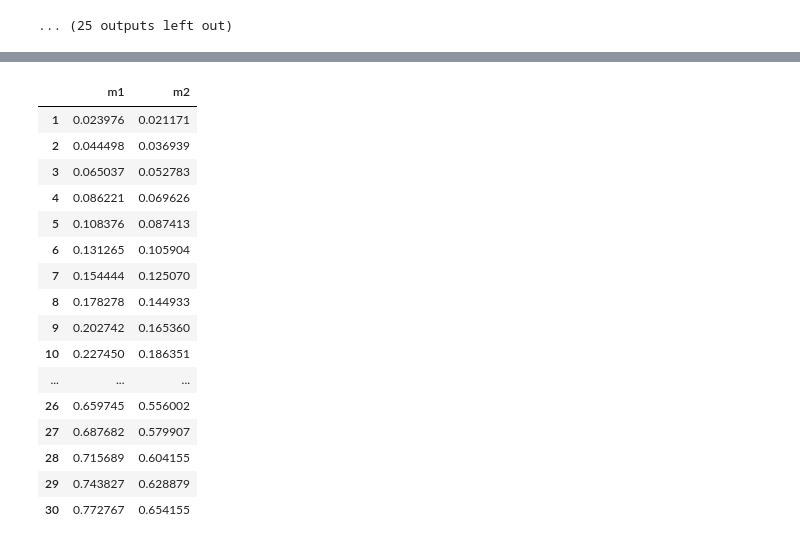
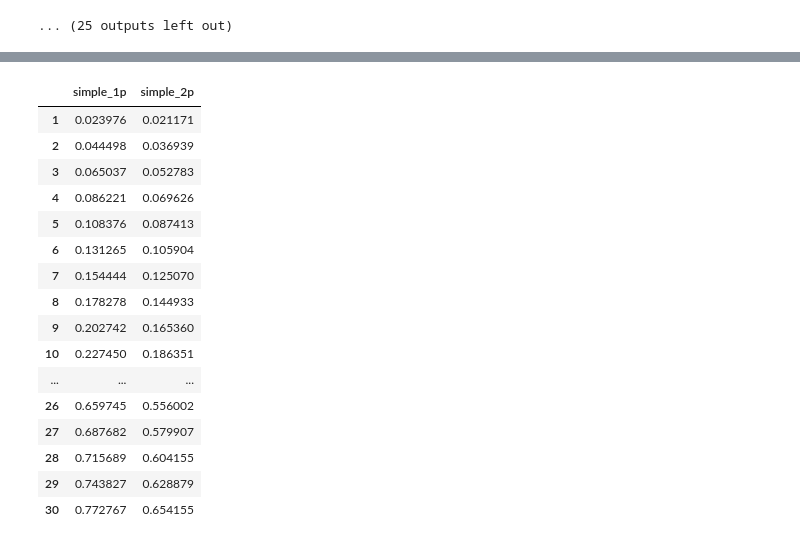
Before and after one commit to AndyFlem/ngonye-notepad, a Jupyter notebook: o_ngonye_project.ipynb, the cells around one changed output, grey strips where cells are left out. Cells and saved outputs as stored; diff of their text form; code cells hidden in the pictures.

```diff
--- a/o_ngonye_project.ipynb
+++ b/o_ngonye_project.ipynb
@@ -89,4 +95,6 @@ m1[np.arange(1,31,1)]= m1.apply(lambda x: x['Flow']+(pd.Series(np.arange(1,31,1)
 d1=m1[np.arange(1,31,1)]-actual[np.arange(1,31,1)]
 d1['DateVal']=ngo['DateVal']
 d1['Flow']=ngo['Flow']
-#d1
+e1=d1[np.arange(1,31,1)].divide(d1['Flow'],axis=0)
+rmse=((e1[np.arange(1,31,1)]**2).mean()**0.5).to_frame().rename(columns={0:"simple_1p"})
+rmse
@@ -96,3 +118,0 @@ e1=d1[np.arange(1,31,1)].divide(d1['Flow'],axis=0)
-# %%
-rmse=((e1[np.arange(1,31,1)]**2).mean()**0.5).to_frame().rename(columns={0:"m1"})
-rmse
@@ -126,10 +128,10 @@ d2['Flow']=ngo['Flow']
 # %%
 e2=d2[np.arange(1,31,1)].divide(d2['Flow'],axis=0)
 # %%
-rmse['m2']=(e2[np.arange(1,31,1)]**2).mean()**0.5
+rmse['simple_2p']=(e2[np.arange(1,31,1)]**2).mean()**0.5
 rmse
 # %% [output]
-|  | m1 | m2 |
+|  | simple_1p | simple_2p |
 | 1 | 0.023976 | 0.021171 |
 | 2 | 0.044498 | 0.036939 |
 | 3 | 0.065037 | 0.052783 |
```
Also changed, not shown: parts of 22 cells of this notebook.
